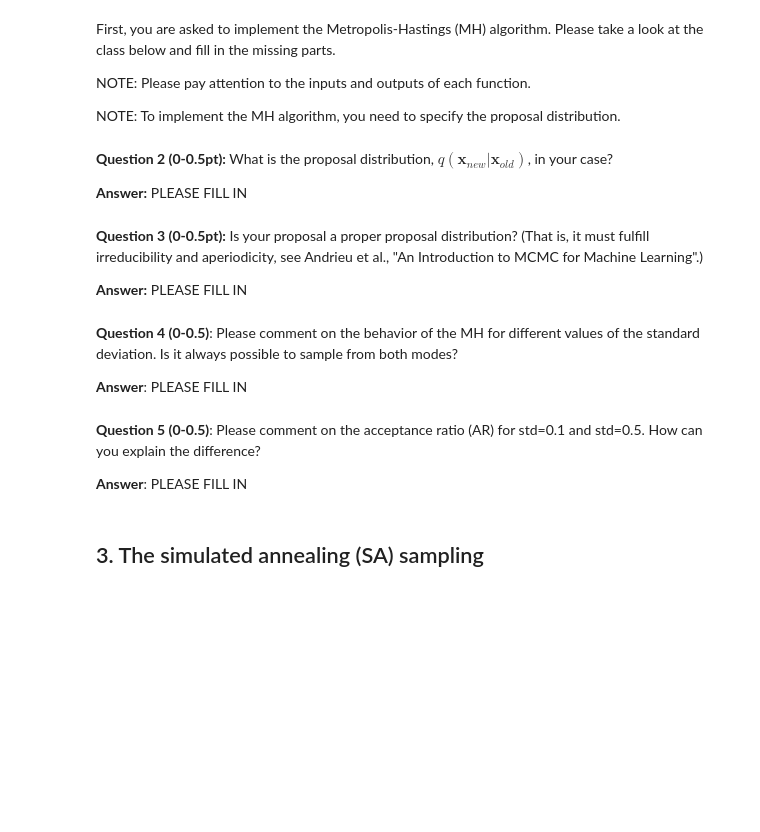
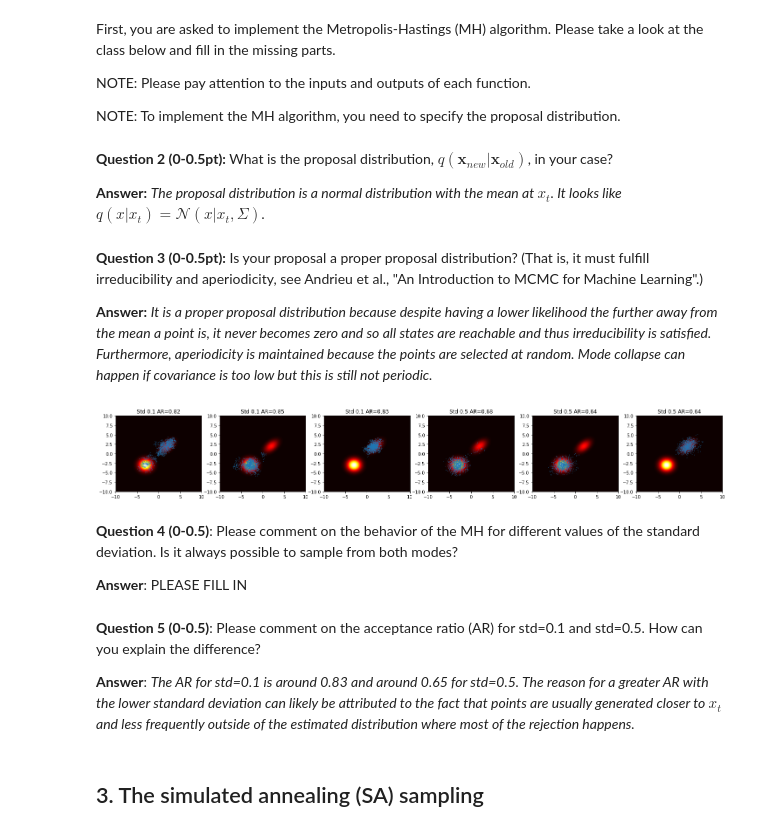
Before and after one commit to ChackMociute/Computational-Intelligence, a Jupyter notebook: Assignments/Assignment 2/assignment_2.ipynb, the cells around one changed output. Drawn from its saved outputs; the diff is of its cells as text; code cells hidden in the pictures; blank space fills up the shorter version.

```diff
--- a/Assignments/Assignment 2/assignment_2.ipynb
+++ b/Assignments/Assignment 2/assignment_2.ipynb
@@ -81,12 +81,12 @@ NOTE: To implement the MH algorithm, you need to specify the proposal distributi
 **Question 2 (0-0.5pt):** What is the proposal distribution, $q(\mathbf{x}_{new} | \mathbf{x}_{old})$, in your case?
 
 **Answer:**
-PLEASE FILL IN
+<em>The proposal distribution is a normal distribution with the mean at $x_t$. It looks like $q(x|x_t) = \mathcal{N}(x|x_t, \Sigma)$.</em>
 # %% [markdown]
 **Question 3 (0-0.5pt):** Is your proposal a proper proposal distribution? (That is, it must fulfill irreducibility and aperiodicity, see Andrieu et al., "An Introduction to MCMC for Machine Learning".)
 
 **Answer:**
-PLEASE FILL IN
+<em>It is a proper proposal distribution because despite having a lower likelihood the further away from the mean a point is, it never becomes zero and so all states are reachable and thus irreducibility is satisfied. Furthermore, aperiodicity is maintained because the points are selected at random. Mode collapse can happen if covariance is too low but this is still not periodic.</em>
 # %%
 #=========
 # GRADING:
@@ -99,34 +99,36 @@ PLEASE FILL IN
 # Please add them then.
 
 class MetropolisHastings(object):
-    def __init__(self, x, prob, std=0.1):
-        self.prob = prob
+    def __init__(self, x, prob, std=0.01):
+        self.notprob = prob
         self.std = std
+        self.variance = np.array([[std, 0],
+                                  [0, std]])
         self.x_old = x
 
     def proposal(self, x):
-        # PLEASE FILL IN
-        # ...
-        #x_new = ...
-        return x_new
+        return np.random.multivariate_normal(x, self.variance)
 
-    def evaluate(sef, x_new, x_old):
-        # PLEASE FILL IN
-        # A = ...
+    def evaluate(self, x_new, x_old):
+        new_given_old = multivariate_normal.pdf(x_new, mean=x_old, cov=self.variance)
+        old_given_new = multivariate_normal.pdf(x_old, mean=x_new, cov=self.variance)
+        A = prob(x_new)/prob(x_old)*old_given_new/new_given_old
         return np.minimum(1., A)
 
     def select(self, x_new, A):
-        # PLEASE FILL IN
-        # ...
-        # NOTE: If a new candidate is not selected, we must return self.x_old
+        return x_new if A > np.random.rand() else self.x_old
 
     def step(self):
+        # 0. Reshape data for calculations
+        x = self.x_old.reshape(-1)
         # 1. Proposal
-        x_prop = self.proposal(self.x_old)
+        x_prop = self.proposal(x)
         # 2. Evaluate
-        A = self.evaluate(x_prop, self.x_old)
+        A = self.evaluate(x_prop, x)
         # 3. Select
-        x_new = self.select(x_prop, A)
+        x_new = self.select(x_prop, A).reshape(1, -1)
+        # Lastly, save the new value
+        self.x_old = x_new
         return x_new
 # %%
 # PLEASE DO NOT REMOVE!
@@ -148,30 +150,30 @@ def plot_sampling_process(ax, sampler, title):
             count = count + 1
             x_samp = np.concatenate((x_samp, x),0)
 
-    ax.scatter(x_samp[:,0], x_samp[:,1], marker='+')
+    ax.scatter(x_samp[:,0], x_samp[:,1], marker='+', s=1, alpha=0.5)
     # We add AR (Acceptance Rate) to the title.
     ax.set_title(title + ' AR={:.2f}'.format(count/num_epochs))
 # %%
 # PLEASE DO NOT REMOVE!
 # Running the MH algorithm with different step sizes
 num_epochs = 1500 # the number of epochs
 stds = [0.1, 0.1, 0.1, 0.5, 0.5, 0.5] # we repeat experiments 3 times per std
 ## If you add any other hyperparameters, please include them during init!
 ## However, please do not include them in the for-loop. It should stay for stds only.
 
 # plotting the convergence of the MH
 fig_mh, axs = plt.subplots(1,len(stds),figsize=(20, 3))
 fig_mh.tight_layout()
 
 x_init = np.asarray([[0., 0.]])
 
-for i in range(len(stds)):
-    # take the std
-    std = stds[i]
+for i, std in enumerate(stds):
     # init the MH
     mh = MetropolisHastings(x=x_init, prob=p_x, std=std)
     # plot the convergence
     plot_sampling_process(axs[i], sampler=mh, title='Std ' + str(mh.std))
+# %% [output]
+[figure, added]
 # %% [markdown]
 **Question 4 (0-0.5)**: Please comment on the behavior of the MH for different values of the standard deviation. Is it always possible to sample from both modes?
 
@@ -179,7 +181,7 @@ for i in range(len(stds)):
 # %% [markdown]
 **Question 5 (0-0.5)**: Please comment on the acceptance ratio (AR) for std=0.1 and std=0.5. How can you explain the difference?
 
-**Answer**: PLEASE FILL IN
+**Answer**: <em>The AR for std=0.1 is around 0.83 and around 0.65 for std=0.5. The reason for a greater AR with the lower standard deviation can likely be attributed to the fact that points are usually generated closer to $x_t$ and less frequently outside of the estimated distribution where most of the rejection happens.</em>
 # %% [markdown]
 ## 3. The simulated annealing (SA) sampling
 # %% [markdown]
```
